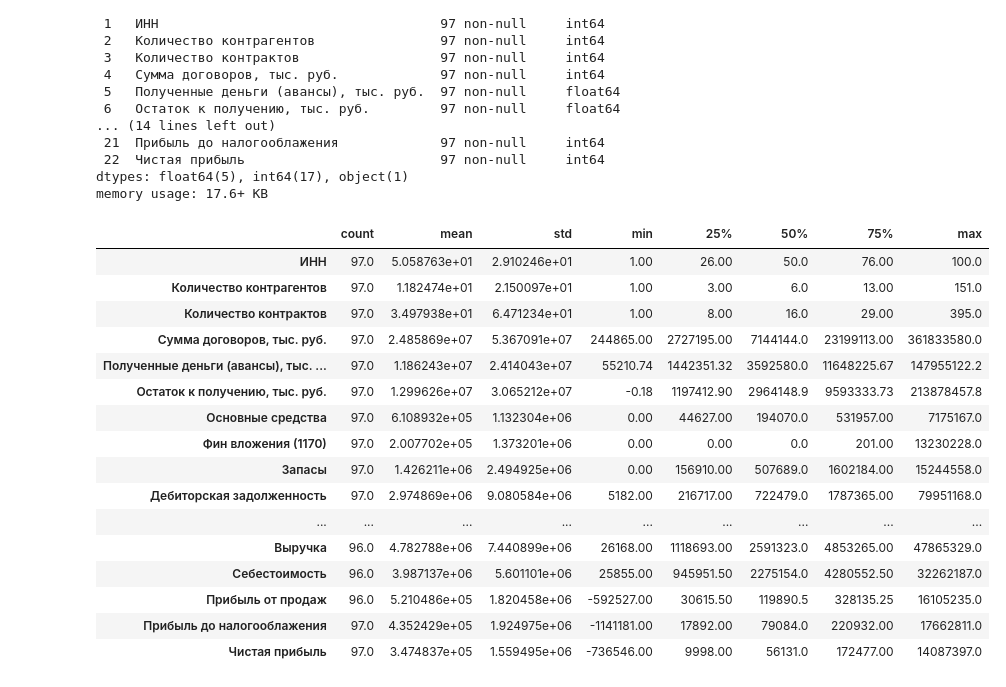
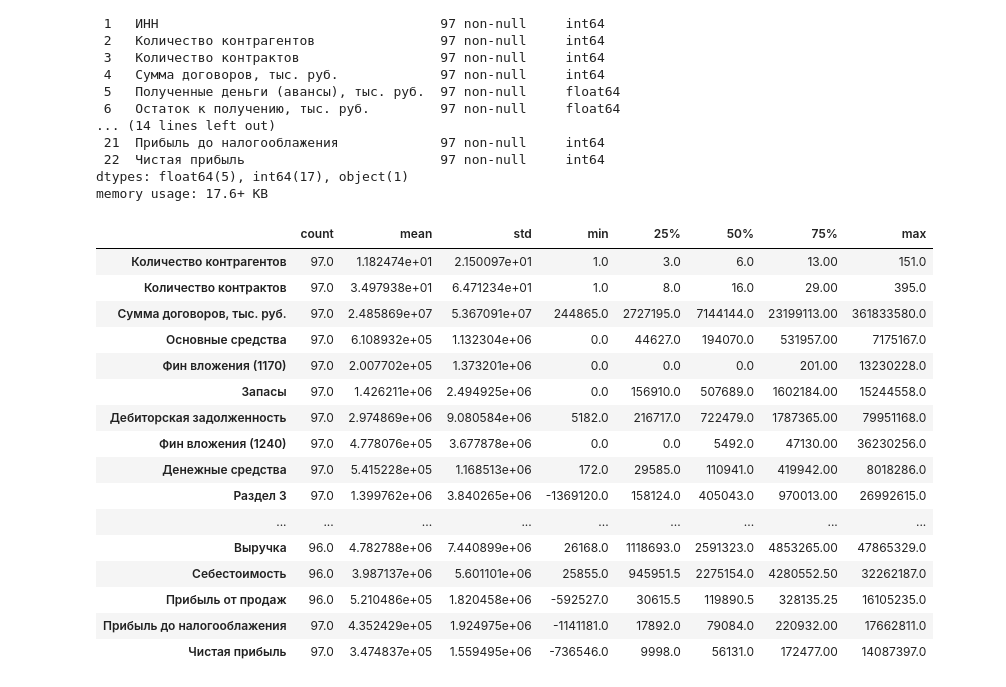
Before and after one commit to groxel/colab, a Jupyter notebook: DT Проектная работа.ipynb, the cells around one changed output. Cells and saved outputs as stored; diff of their text form; code cells hidden in the pictures.

```diff
--- a/DT Проектная работа.ipynb
+++ b/DT Проектная работа.ipynb
@@ -5,6 +5,9 @@ import pandas as pd #импортируем библиотеку pandas
 
 # загружаем таблицу формата xlsx
 data = pd.read_excel(io = "https://github.com/groxel/colab/raw/refs/heads/main/data_set_cleared.xlsx", header = 3)
+# %%
+X = data.drop(columns=['Наименование компании', 'ИНН', 'Полученные деньги (авансы), тыс. руб.', 'Остаток к получению, тыс. руб.'])
+Y = data["Остаток к получению, тыс. руб."]
 # %%
 data.head() # выводим первые пять строчек
 # %% [output]
@@ -41,22 +44,22 @@ Data columns (total 23 columns):
 dtypes: float64(5), int64(17), object(1)
 memory usage: 17.6+ KB
 # %%
-data.describe().T
+X.describe().T
 # %% [output]
 |  | count | mean | std | min | 25% | 50% | 75% | max |
-| ИНН | 97.0 | 5.058763e+01 | 2.910246e+01 | 1.00 | 26.00 | 50.0 | 76.00 | 100.0 |
-| Количество контрагентов | 97.0 | 1.182474e+01 | 2.150097e+01 | 1.00 | 3.00 | 6.0 | 13.00 | 151.0 |
-| Количество контрактов | 97.0 | 3.497938e+01 | 6.471234e+01 | 1.00 | 8.00 | 16.0 | 29.00 | 395.0 |
-| Сумма договоров, тыс. руб. | 97.0 | 2.485869e+07 | 5.367091e+07 | 244865.00 | 2727195.00 | 7144144.0 | 23199113.00 | 361833580.0 |
-| Полученные деньги (авансы), тыс. ... | 97.0 | 1.186243e+07 | 2.414043e+07 | 55210.74 | 1442351.32 | 3592580.0 | 11648225.67 | 147955122.2 |
-| Остаток к получению, тыс. руб. | 97.0 | 1.299626e+07 | 3.065212e+07 | -0.18 | 1197412.90 | 2964148.9 | 9593333.73 | 213878457.8 |
-| Основные средства | 97.0 | 6.108932e+05 | 1.132304e+06 | 0.00 | 44627.00 | 194070.0 | 531957.00 | 7175167.0 |
-| Фин вложения (1170) | 97.0 | 2.007702e+05 | 1.373201e+06 | 0.00 | 0.00 | 0.0 | 201.00 | 13230228.0 |
-| Запасы | 97.0 | 1.426211e+06 | 2.494925e+06 | 0.00 | 156910.00 | 507689.0 | 1602184.00 | 15244558.0 |
-| Дебиторская задолженность | 97.0 | 2.974869e+06 | 9.080584e+06 | 5182.00 | 216717.00 | 722479.0 | 1787365.00 | 79951168.0 |
+| Количество контрагентов | 97.0 | 1.182474e+01 | 2.150097e+01 | 1.0 | 3.0 | 6.0 | 13.00 | 151.0 |
+| Количество контрактов | 97.0 | 3.497938e+01 | 6.471234e+01 | 1.0 | 8.0 | 16.0 | 29.00 | 395.0 |
+| Сумма договоров, тыс. руб. | 97.0 | 2.485869e+07 | 5.367091e+07 | 244865.0 | 2727195.0 | 7144144.0 | 23199113.00 | 361833580.0 |
+| Основные средства | 97.0 | 6.108932e+05 | 1.132304e+06 | 0.0 | 44627.0 | 194070.0 | 531957.00 | 7175167.0 |
+| Фин вложения (1170) | 97.0 | 2.007702e+05 | 1.373201e+06 | 0.0 | 0.0 | 0.0 | 201.00 | 13230228.0 |
+| Запасы | 97.0 | 1.426211e+06 | 2.494925e+06 | 0.0 | 156910.0 | 507689.0 | 1602184.00 | 15244558.0 |
+| Дебиторская задолженность | 97.0 | 2.974869e+06 | 9.080584e+06 | 5182.0 | 216717.0 | 722479.0 | 1787365.00 | 79951168.0 |
+| Фин вложения (1240) | 97.0 | 4.778076e+05 | 3.677878e+06 | 0.0 | 0.0 | 5492.0 | 47130.00 | 36230256.0 |
+| Денежные средства | 97.0 | 5.415228e+05 | 1.168513e+06 | 172.0 | 29585.0 | 110941.0 | 419942.00 | 8018286.0 |
+| Раздел 3 | 97.0 | 1.399762e+06 | 3.840265e+06 | -1369120.0 | 158124.0 | 405043.0 | 970013.00 | 26992615.0 |
 | ... | ... | ... | ... | ... | ... | ... | ... | ... |
-| Выручка | 96.0 | 4.782788e+06 | 7.440899e+06 | 26168.00 | 1118693.00 | 2591323.0 | 4853265.00 | 47865329.0 |
-| Себестоимость | 96.0 | 3.987137e+06 | 5.601101e+06 | 25855.00 | 945951.50 | 2275154.0 | 4280552.50 | 32262187.0 |
-| Прибыль от продаж | 96.0 | 5.210486e+05 | 1.820458e+06 | -592527.00 | 30615.50 | 119890.5 | 328135.25 | 16105235.0 |
-| Прибыль до налогооблажения | 97.0 | 4.352429e+05 | 1.924975e+06 | -1141181.00 | 17892.00 | 79084.0 | 220932.00 | 17662811.0 |
-| Чистая прибыль | 97.0 | 3.474837e+05 | 1.559495e+06 | -736546.00 | 9998.00 | 56131.0 | 172477.00 | 14087397.0 |
+| Выручка | 96.0 | 4.782788e+06 | 7.440899e+06 | 26168.0 | 1118693.0 | 2591323.0 | 4853265.00 | 47865329.0 |
+| Себестоимость | 96.0 | 3.987137e+06 | 5.601101e+06 | 25855.0 | 945951.5 | 2275154.0 | 4280552.50 | 32262187.0 |
+| Прибыль от продаж | 96.0 | 5.210486e+05 | 1.820458e+06 | -592527.0 | 30615.5 | 119890.5 | 328135.25 | 16105235.0 |
+| Прибыль до налогооблажения | 97.0 | 4.352429e+05 | 1.924975e+06 | -1141181.0 | 17892.0 | 79084.0 | 220932.00 | 17662811.0 |
+| Чистая прибыль | 97.0 | 3.474837e+05 | 1.559495e+06 | -736546.0 | 9998.0 | 56131.0 | 172477.00 | 14087397.0 |
```
Also changed, not shown: parts of 24 cells of this notebook.
